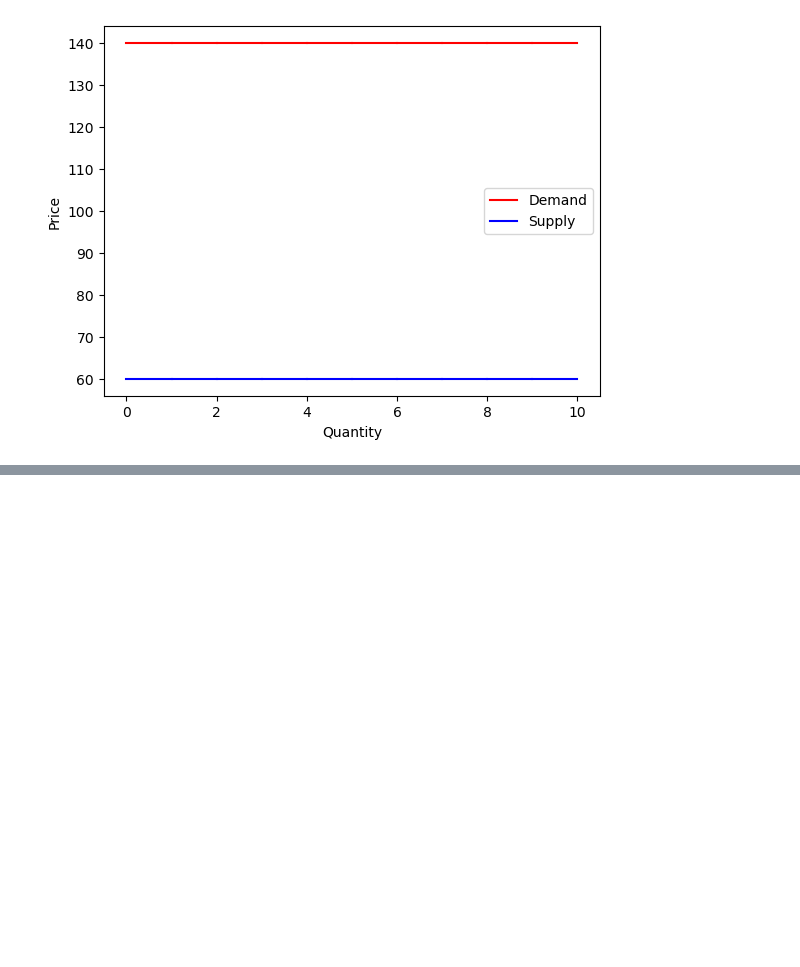
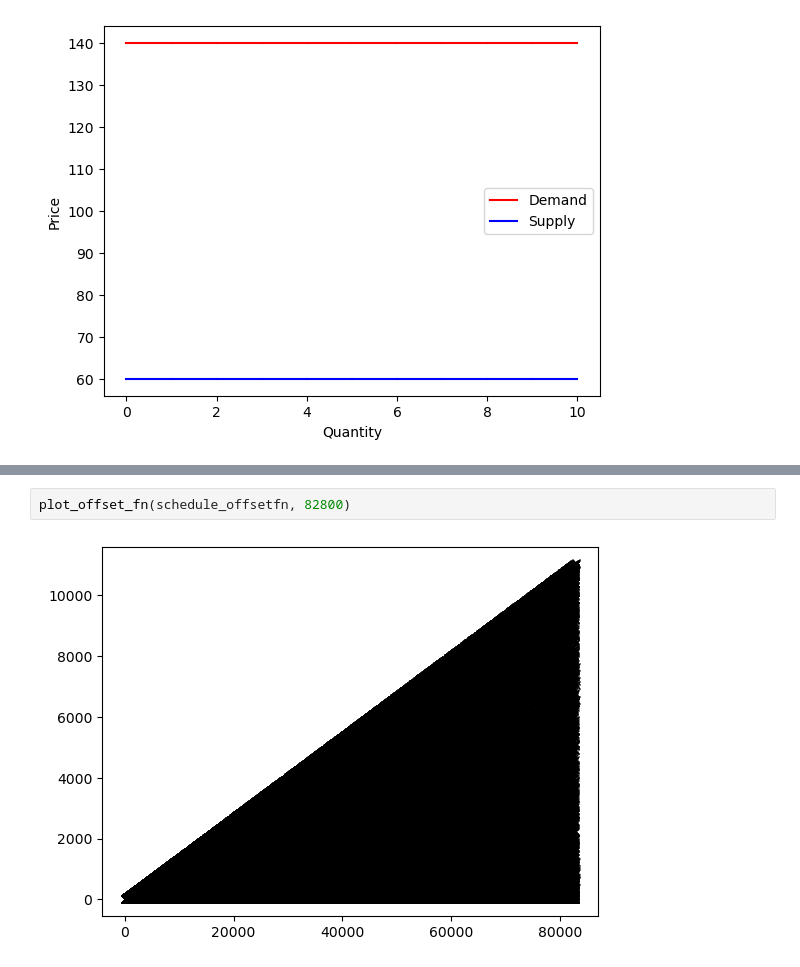
Before and after one commit to armandcismaru/BSE-Trading-PRDE, a Jupyter notebook: IEFT-experiments.ipynb, the cells around one changed output, grey strips where cells are left out. Saved outputs shown, nothing was run; the diff lists cells and outputs as text; blank space fills up the shorter version.

```diff
--- a/IEFT-experiments.ipynb
+++ b/IEFT-experiments.ipynb
@@ -251,0 +255,4 @@ plot_sup_dem(10, [sup_range], 10, [dem_range], 'fixed')
+# %%
+plot_offset_fn(schedule_offsetfn, 82800)
+# %% [output]
+[figure, added]
```
Also changed, not shown: parts of 2 cells of this notebook.
